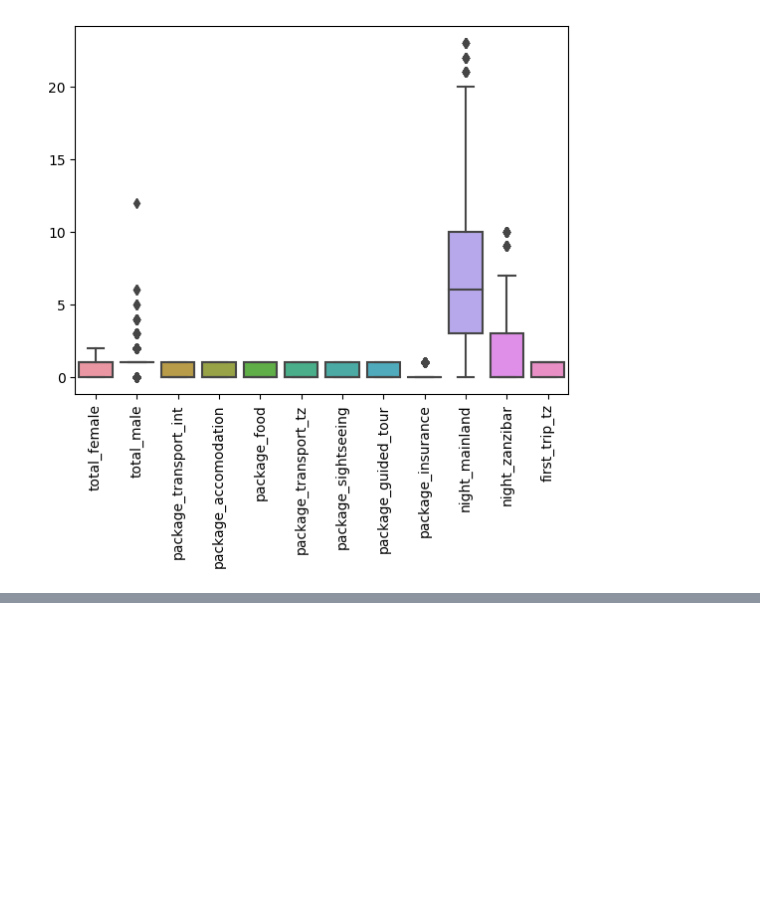
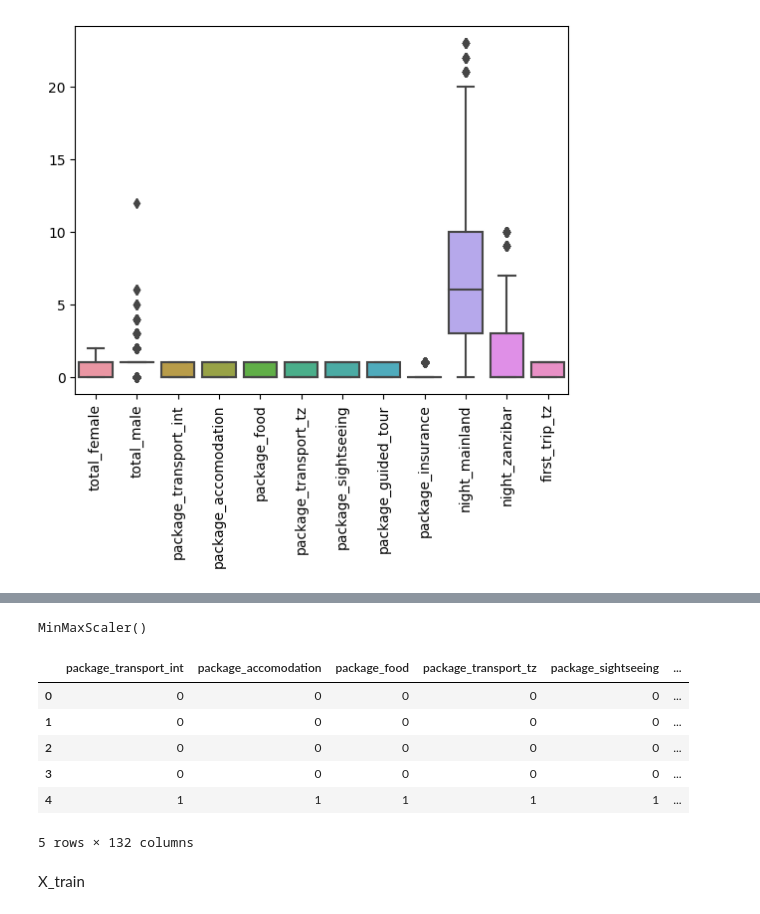
Before and after one commit to marinamoya/tanzania-turism-ml-project, a Jupyter notebook: Train_features_EDA _new_new.ipynb, the cells around one changed output, grey strips where cells are left out. Drawn from its saved outputs; the diff is of its cells as text; code cells hidden in the pictures; blank space fills up the shorter version.

Commit message:
5 Scaler and Transformer

```diff
--- a/Train_features_EDA _new_new.ipynb
+++ b/Train_features_EDA _new_new.ipynb
@@ -504,7 +504,7 @@ plt.xticks(rotation=90)
 ohe = OneHotEncoder(drop='first', sparse_output=False, handle_unknown='ignore')
 # %%
 #Encoding
-col_encode = ['country', 'age_group', 'travel_with', 'purpose', 'main_activity', 'info_source', 'tour_arrangement','payment_mode', 'most_impressing']
+col_encode = ['country', 'age_group', 'travel_with', 'purpose', 'main_activity', 'info_source', 'tour_arrangement','payment_mode']
 X_train[col_encode].nunique()
 ohe.fit(X_train[col_encode])
 t = ohe.transform(X_train[col_encode])
@@ -555,0 +561,27 @@ X_train.shape
+# %%
+from sklearn.preprocessing import MinMaxScaler
+col_scale_MinMax = ['total_female', 'total_male', 'night_mainland', 'night_zanzibar']
+scaler_MinMax = MinMaxScaler()
+scaler_MinMax.fit(X_train[col_scale_MinMax])
+# %% [output]
+MinMaxScaler()
+# %%
+t_MinMax = scaler_MinMax.transform(X_train[col_scale_MinMax])
+# %%
+x_train_scaled = pd.DataFrame(t_MinMax, columns= scaler_MinMax.get_feature_names_out())
+x_train_scaled.head()
+# introduced into the frame
+X_train = pd.concat([X_train.reset_index(drop=True), x_train_scaled], axis=1)
+X_train.drop(columns=col_scale_MinMax,inplace=True)
+# %%
+X_train.head()
+# %% [output]
+|  | package_transport_int | package_accomodation | package_food | package_transport_tz | package_sightseeing | ... |
+| 0 | 0 | 0 | 0 | 0 | 0 | ... |
+| 1 | 0 | 0 | 0 | 0 | 0 | ... |
+| 2 | 0 | 0 | 0 | 0 | 0 | ... |
+| 3 | 0 | 0 | 0 | 0 | 0 | ... |
+| 4 | 1 | 1 | 1 | 1 | 1 | ... |
+5 rows × 132 columns
+# %% [markdown]
+X_train
```
Also changed, not shown: parts of 6 cells of this notebook.
